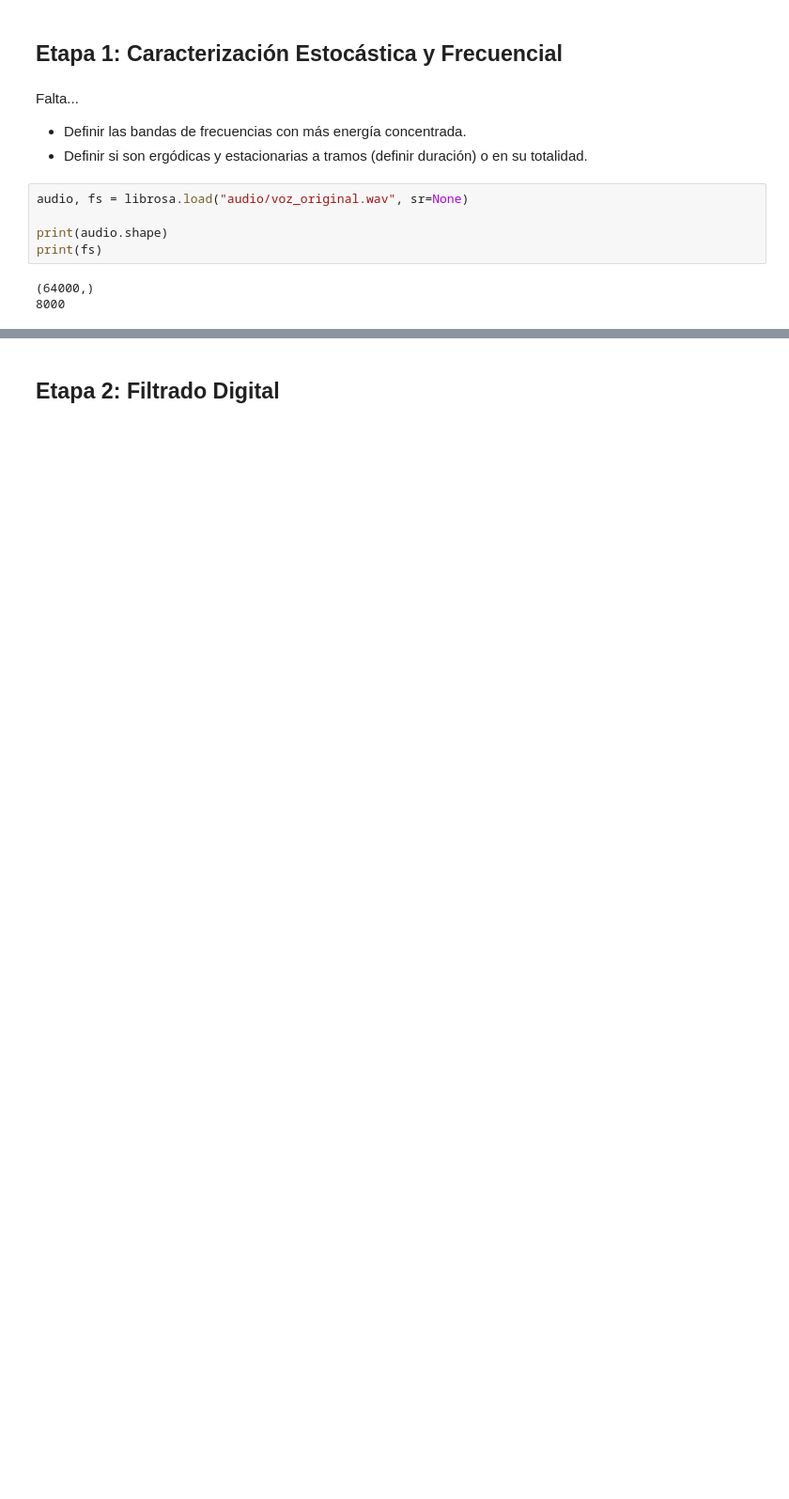
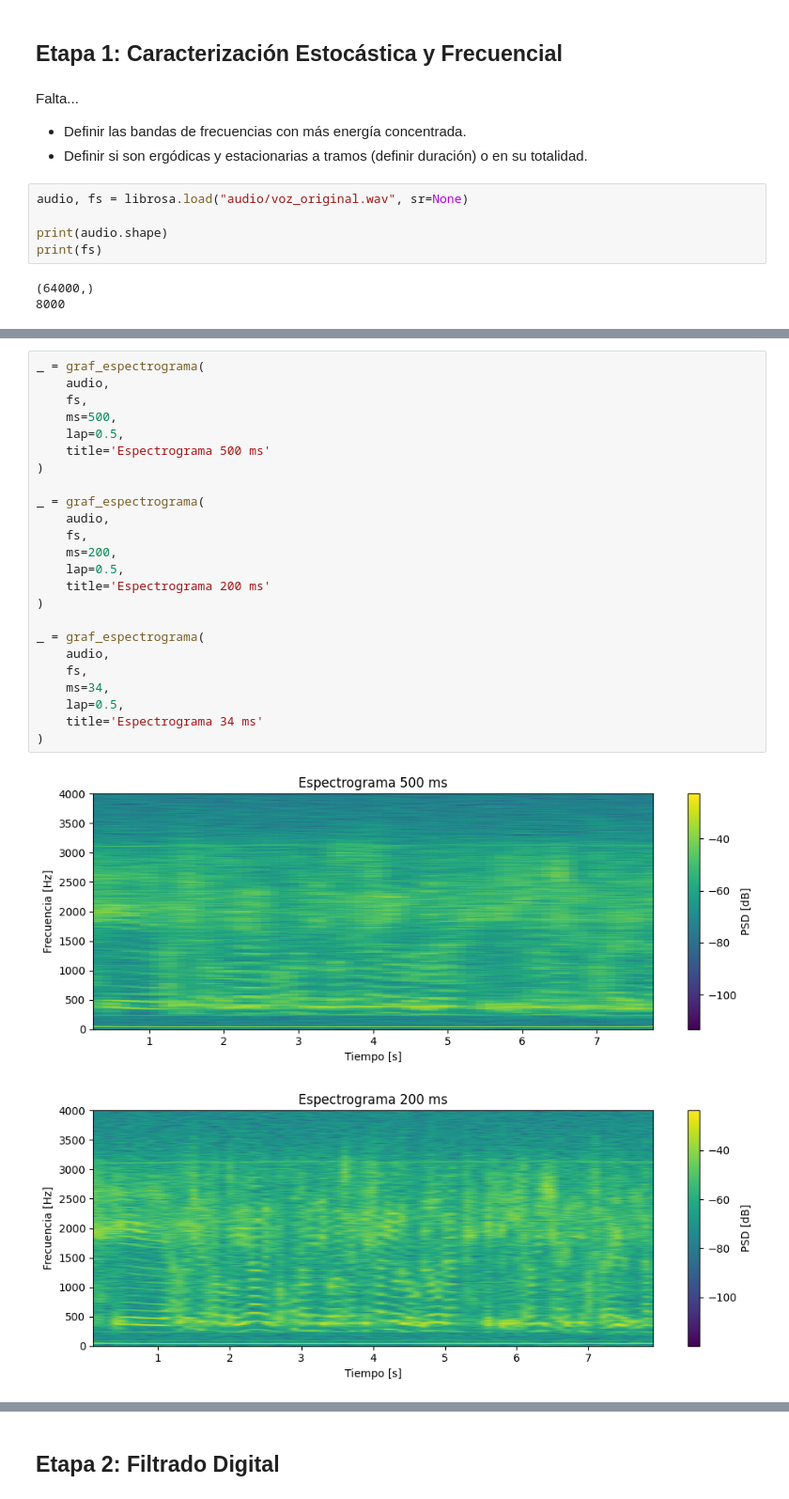
Before and after one commit to DayubMateo/PDS_2026_IIA, a Jupyter notebook: TP integrador/main.ipynb, the cells around one changed output, grey strips where cells are left out. Shown at 94% size. Saved outputs shown, nothing was run; the diff lists cells and outputs as text; blank space fills up the shorter version.

```diff
--- a/TP integrador/main.ipynb
+++ b/TP integrador/main.ipynb
@@ -164,0 +215,27 @@ Entropía de la PSD: 11.093448638916016
+# %%
+_ = graf_espectrograma(
+    audio,
+    fs,
+    ms=500,
+    lap=0.5,
+    title='Espectrograma 500 ms'
+)
+
+_ = graf_espectrograma(
+    audio,
+    fs,
+    ms=200,
+    lap=0.5,
+    title='Espectrograma 200 ms'
+)
+
+_ = graf_espectrograma(
+    audio,
+    fs,
+    ms=34,
+    lap=0.5,
+    title='Espectrograma 34 ms'
+)
+# %% [output]
+[figure, added]
+[figure, added]
```
Also changed, not shown: parts of 12 cells of this notebook, 2 other files.
